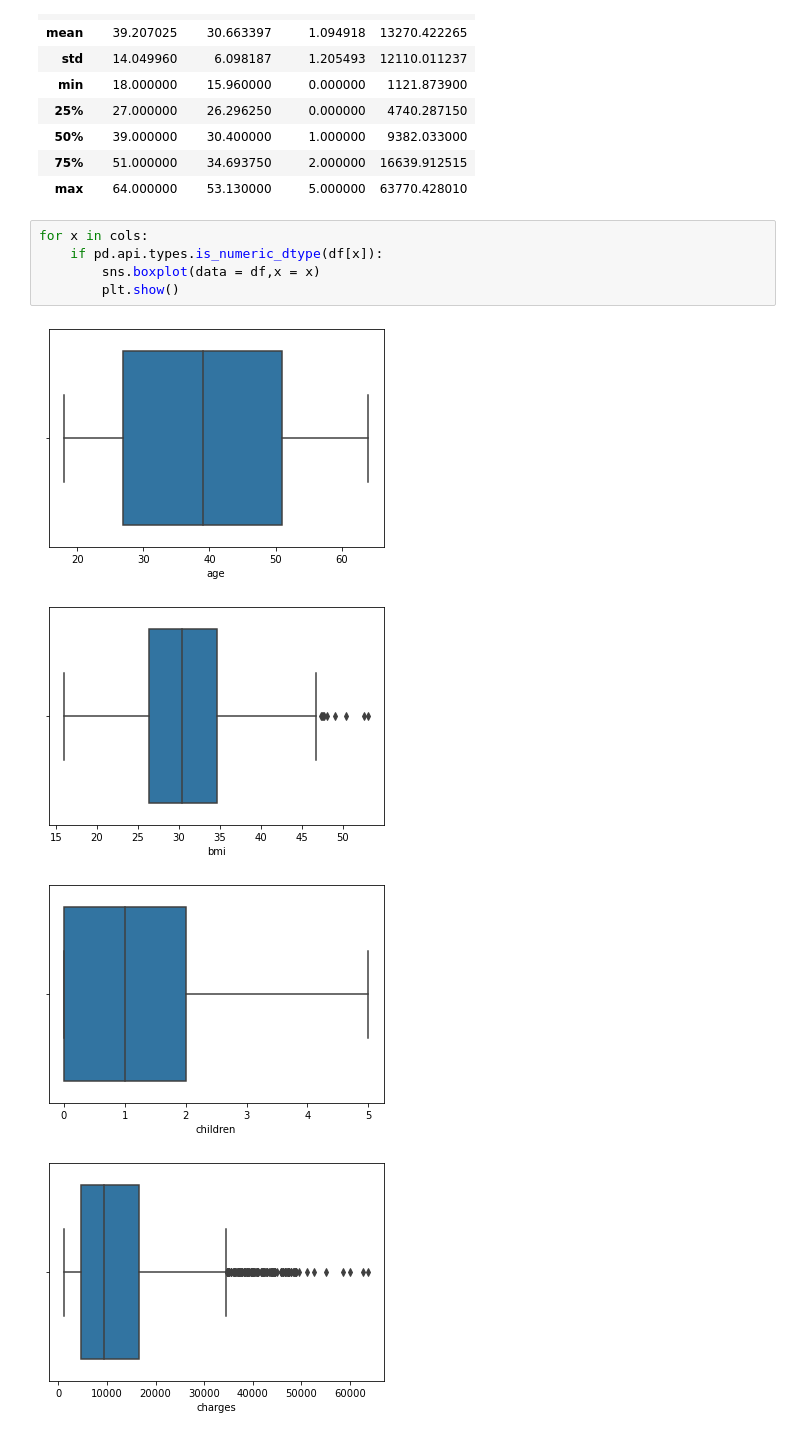
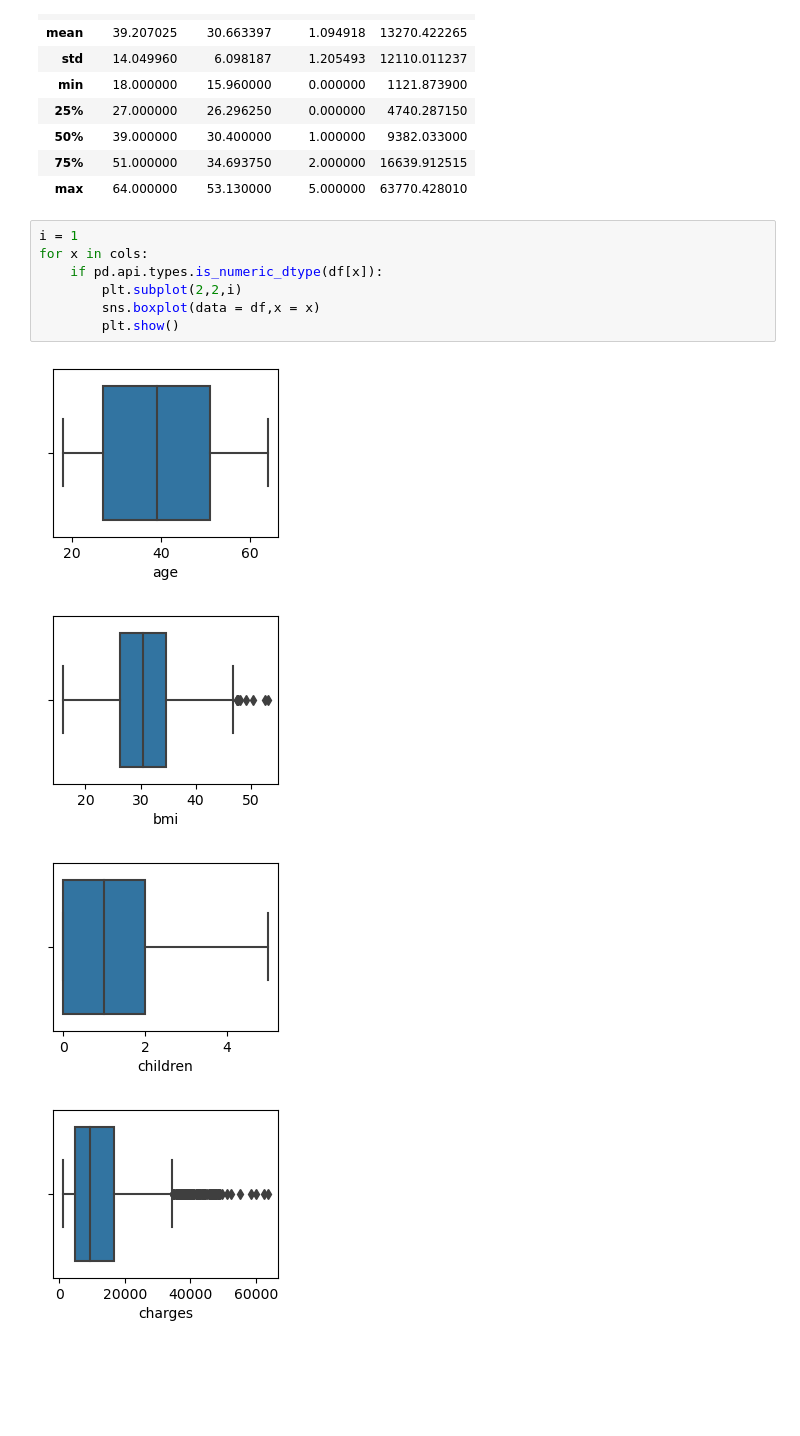
Before and after one commit to anmolk11/Exploratory-Data-Analysis-EDA-in-Python, a Jupyter notebook: Untitled.ipynb, the cells around one changed output. Cells and saved outputs as stored; diff of their text form; blank space fills up the shorter version.

```diff
--- a/Untitled.ipynb
+++ b/Untitled.ipynb
@@ -77,12 +77,14 @@ df.describe()
 | 75% | 51.000000 | 34.693750 | 2.000000 | 16639.912515 |
 | max | 64.000000 | 53.130000 | 5.000000 | 63770.428010 |
 # %%
+i = 1
 for x in cols:
     if pd.api.types.is_numeric_dtype(df[x]):
+        plt.subplot(2,2,i)
         sns.boxplot(data = df,x = x)
         plt.show()
 # %% [output]
-[figure, old version]
+[figure, new version]
-[figure, old version]
+[figure, new version]
-[figure, old version]
+[figure, new version]
-[figure, old version]
+[figure, new version]
```
Also changed, not shown: parts of 3 cells of this notebook.
